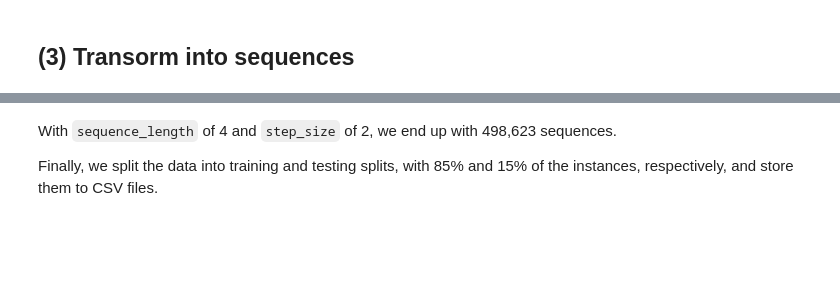
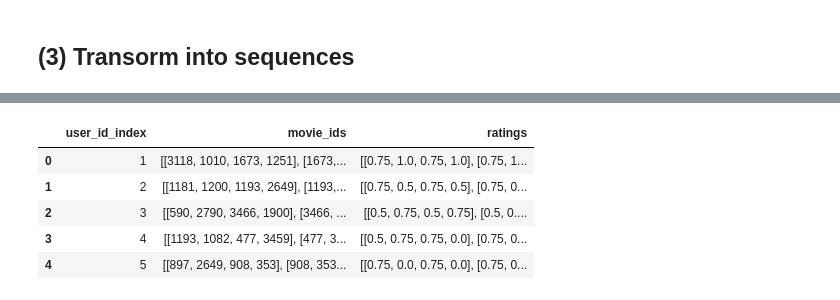
Before and after one commit to Nelsonlin0321/ml-machine-learning-cook-book, a Jupyter notebook: behavior-sequence-transformer-recommender-with-pytorch-by-movie-rating-prediction copy/10-data-transformation.ipynb, the cells around one changed output, grey strips where cells are left out. Cells and saved outputs as stored; diff of their text form; code cells hidden in the pictures; blank space fills up the shorter version.

```diff
--- a/behavior-sequence-transformer-recommender-with-pytorch-by-movie-rating-prediction copy/movielens_recommendations_transformers.ipynb
+++ b/behavior-sequence-transformer-recommender-with-pytorch-by-movie-rating-prediction copy/10-data-transformation.ipynb
@@ -209 +217,10 @@ the DataFrame. In addition, we join the user features with the ratings data.
+# %%
+ratings_data.head()
+# %% [output]
+|  | user_id_index | movie_ids | ratings |
+| 0 | 1 | [[3118, 1010, 1673, 1251], [1673,... | [[0.75, 1.0, 0.75, 1.0], [0.75, 1... |
+| 1 | 2 | [[1181, 1200, 1193, 2649], [1193,... | [[0.75, 0.5, 0.75, 0.5], [0.75, 0... |
+| 2 | 3 | [[590, 2790, 3466, 1900], [3466, ... | [[0.5, 0.75, 0.5, 0.75], [0.5, 0.... |
+| 3 | 4 | [[1193, 1082, 477, 3459], [477, 3... | [[0.5, 0.75, 0.75, 0.0], [0.75, 0... |
+| 4 | 5 | [[897, 2649, 908, 353], [908, 353... | [[0.75, 0.0, 0.75, 0.0], [0.75, 0... |
 # %%
@@ -231,5 +231,0 @@ ratings_data_transformed.rename(
-# %% [markdown]
-With `sequence_length` of 4 and `step_size` of 2, we end up with 498,623 sequences.
-
-Finally, we split the data into training and testing splits, with 85% and 15% of
-the instances, respectively, and store them to CSV files.
```
Also changed, not shown: parts of 26 cells of this notebook.
